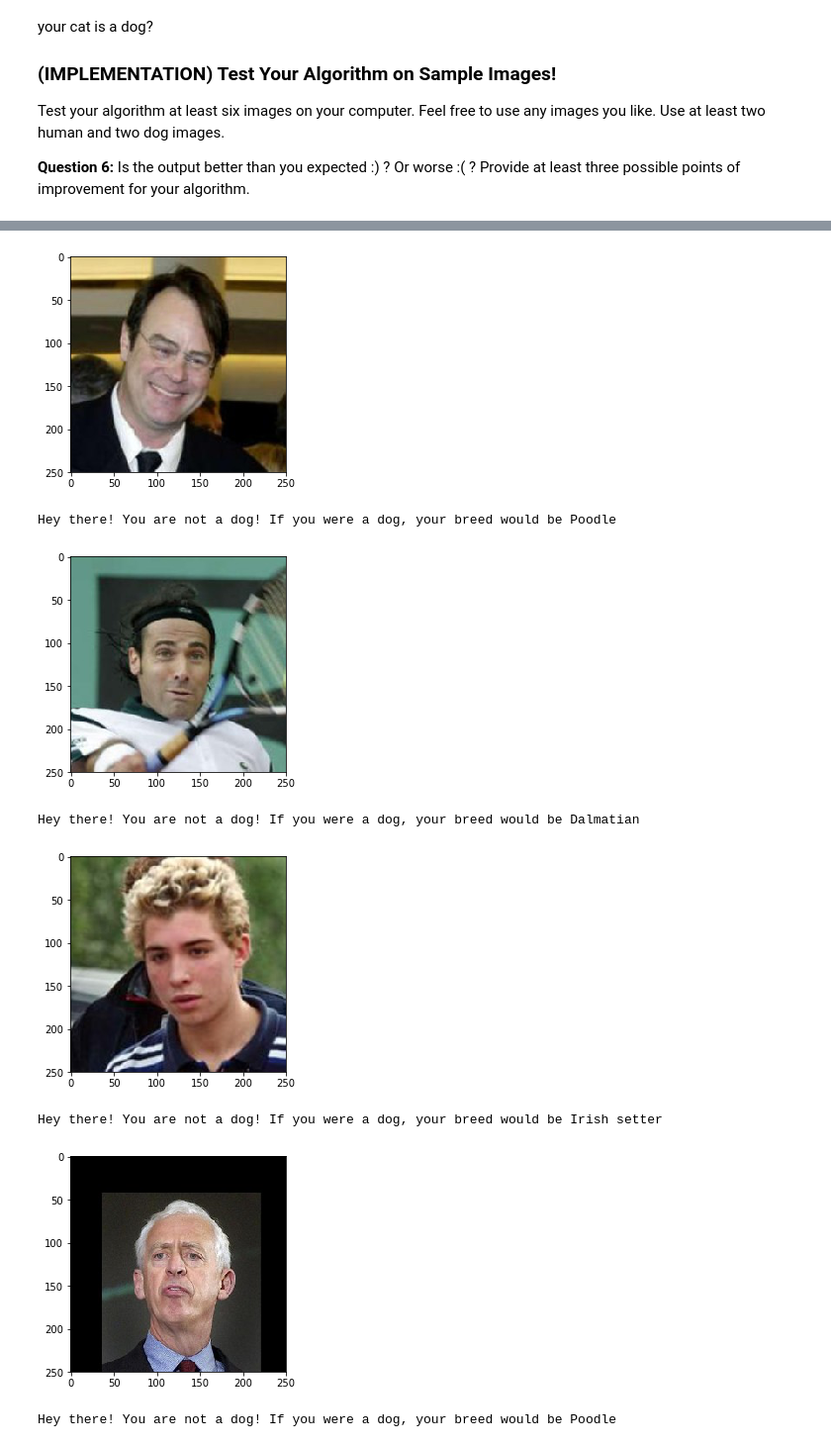
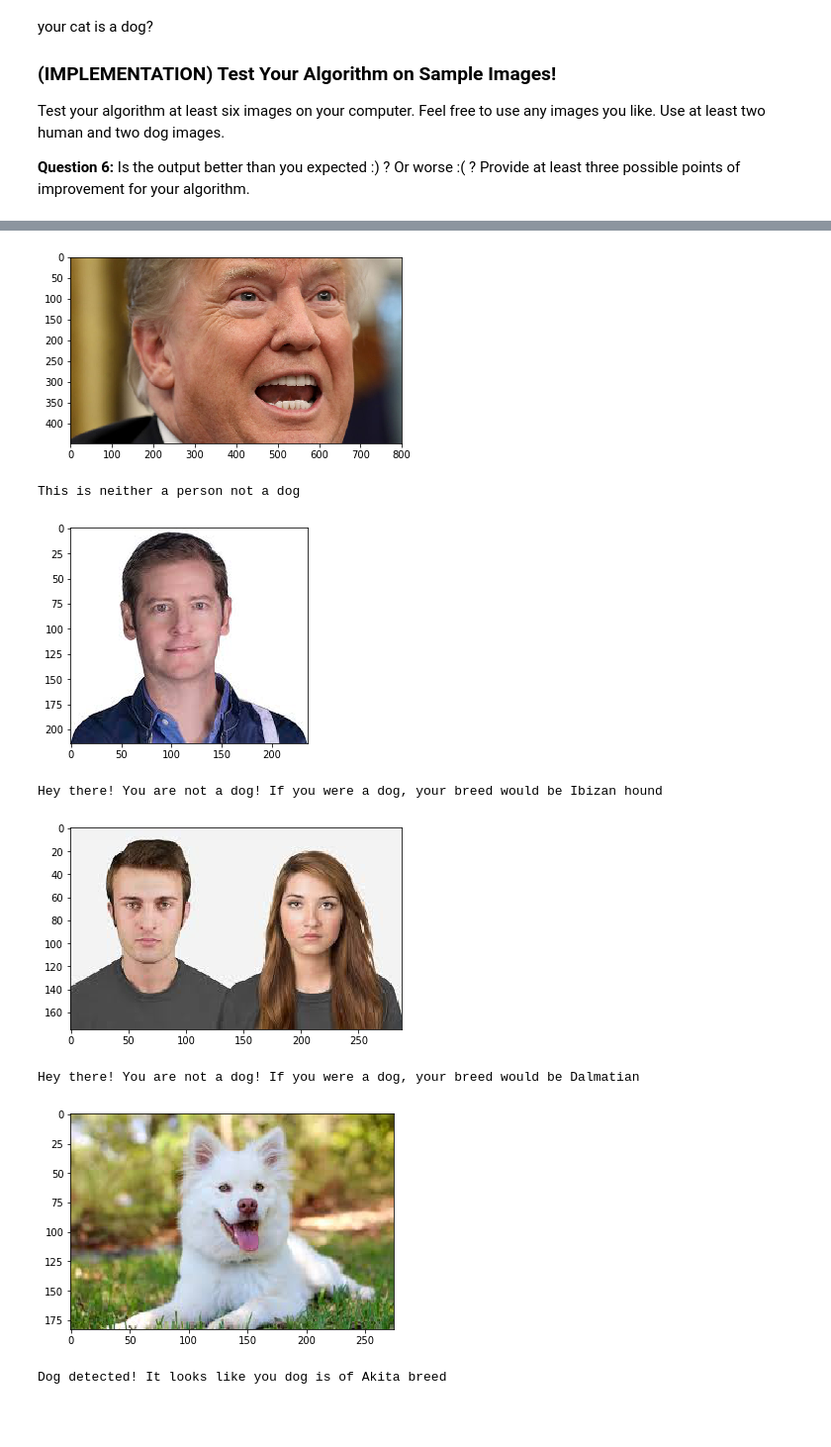
Before and after one commit to Abhigupta4981/dog-breed-classifier, a Jupyter notebook: dog_app.ipynb, the cells around one changed output, grey strips where cells are left out. Shown at 99% size. Saved outputs shown, nothing was run; the diff lists cells and outputs as text; code cells hidden in the pictures; blank space fills up the shorter version.

```diff
--- a/dog_app.ipynb
+++ b/dog_app.ipynb
@@ -191,14 +191,14 @@ from PIL import Image
 import torchvision.transforms as transforms
 
 def VGG16_predict(img_path):
-    image = Image.open(img_path)
+    image = Image.open(img_path).convert('RGB')
     transform = transforms.Compose([
         transforms.Resize(256),
         transforms.CenterCrop(224),
         transforms.ToTensor(),
-        transforms.Normalize(mean=(0.485, 0.456, 0.406),
-                                     std=(0.229, 0.224, 0.225))])
-    image = transform(image).unsqueeze_(0)
+        transforms.Normalize(mean=[0.485, 0.456, 0.406],
+                                     std=[0.229, 0.224, 0.225])])
+    image = transform(image)[:3, :, :].unsqueeze(0)
     if use_cuda:
         image = image.cuda()
     VGG16.eval()
@@ -754,0 +757,5 @@ __Answer:__ (Three possible points for improvement)
+# %%
+images = os.listdir('test_images')
+human_files_test = [os.path.join('test_images', image) for image in images if image.startswith('human')]
+dog_files_test = [os.path.join('test_images', image) for image in images if image.startswith('dog')]
+human_files_test, dog_files_test
@@ -755,17 +767,17 @@ __Answer:__ (Three possible points for improvement)
 # %%
 ## TODO: Execute your algorithm from Step 6 on
 ## at least 6 images on your computer.
 ## Feel free to use as many code cells as needed.
 
 ## suggested code, below
-for file in np.hstack((human_files[:6], dog_files[:6])):
+for file in np.hstack((human_files_test[:3], dog_files_test[:3])):
     run_app(file)
 # %% [output]
-[figure, old version]
+[figure, new version]
-Hey there! You are not a dog! If you were a dog, your breed would be Poodle
+This is neither a person not a dog
-[figure, old version]
+[figure, new version]
-Hey there! You are not a dog! If you were a dog, your breed would be Dalmatian
+Hey there! You are not a dog! If you were a dog, your breed would be Ibizan hound
-[figure, old version]
+[figure, new version]
-Hey there! You are not a dog! If you were a dog, your breed would be Irish setter
+Hey there! You are not a dog! If you were a dog, your breed would be Dalmatian
-[figure, old version]
+[figure, new version]
-Hey there! You are not a dog! If you were a dog, your breed would be Poodle
+Dog detected! It looks like you dog is of Akita breed
```
Also changed, not shown: parts of 5 cells of this notebook, 1 other file.
